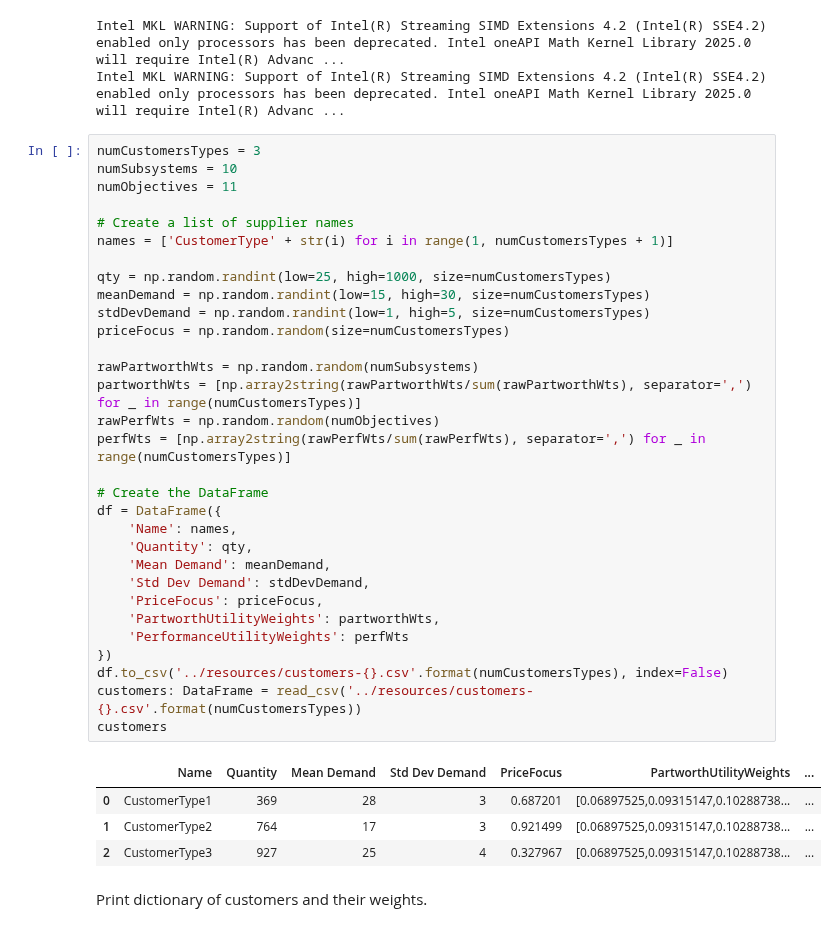
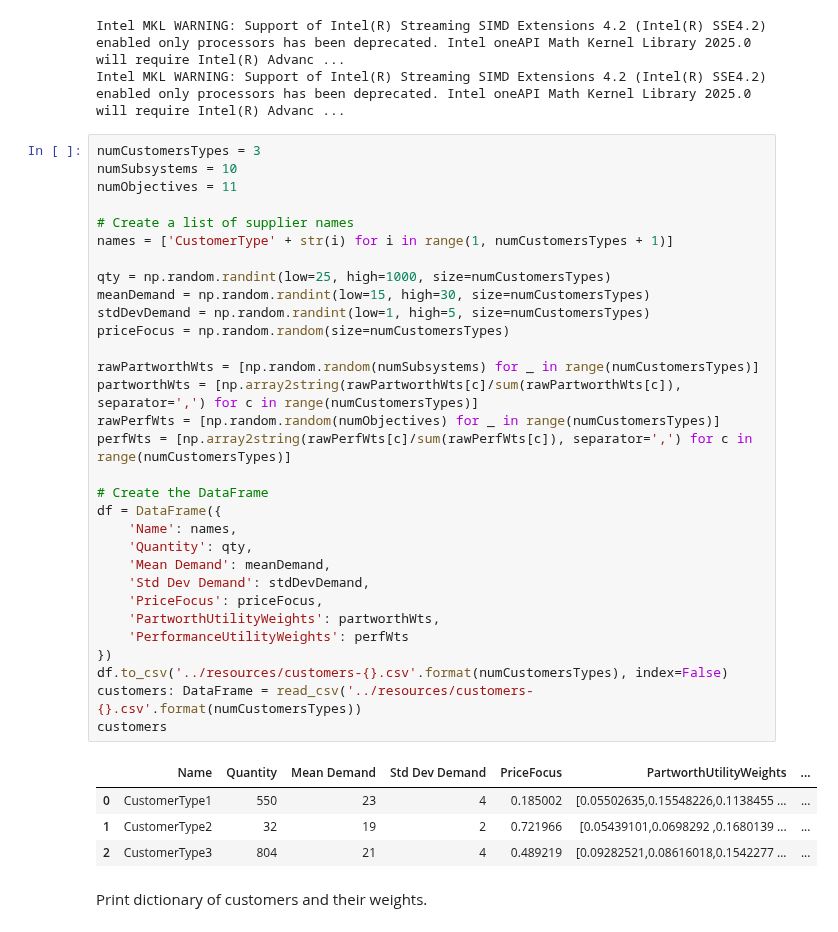
Before and after one commit to hmedal/sae-dsc-hmedal, a Jupyter notebook: saedfsc/scripts/createCustomers.ipynb, the cells around one changed output. Cells and saved outputs as stored; diff of their text form.

```diff
--- a/saedfsc/scripts/createCustomers.ipynb
+++ b/saedfsc/scripts/createCustomers.ipynb
@@ -15,39 +15,39 @@ Intel MKL WARNING: Support of Intel(R) Streaming SIMD Extensions 4.2 (Intel(R) S
 # %%
 numCustomersTypes = 3
 numSubsystems = 10
 numObjectives = 11
 
 # Create a list of supplier names
 names = ['CustomerType' + str(i) for i in range(1, numCustomersTypes + 1)]
 
 qty = np.random.randint(low=25, high=1000, size=numCustomersTypes)
 meanDemand = np.random.randint(low=15, high=30, size=numCustomersTypes)
 stdDevDemand = np.random.randint(low=1, high=5, size=numCustomersTypes)
 priceFocus = np.random.random(size=numCustomersTypes)
 
-rawPartworthWts = np.random.random(numSubsystems)
-partworthWts = [np.array2string(rawPartworthWts/sum(rawPartworthWts), separator=',') for _ in range(numCustomersTypes)]
-rawPerfWts = np.random.random(numObjectives)
-perfWts = [np.array2string(rawPerfWts/sum(rawPerfWts), separator=',') for _ in range(numCustomersTypes)]
+rawPartworthWts = [np.random.random(numSubsystems) for _ in range(numCustomersTypes)]
+partworthWts = [np.array2string(rawPartworthWts[c]/sum(rawPartworthWts[c]), separator=',') for c in range(numCustomersTypes)]
+rawPerfWts = [np.random.random(numObjectives) for _ in range(numCustomersTypes)]
+perfWts = [np.array2string(rawPerfWts[c]/sum(rawPerfWts[c]), separator=',') for c in range(numCustomersTypes)]
 
 # Create the DataFrame
 df = DataFrame({
     'Name': names,
     'Quantity': qty,
     'Mean Demand': meanDemand,
     'Std Dev Demand': stdDevDemand,
     'PriceFocus': priceFocus,
     'PartworthUtilityWeights': partworthWts,
     'PerformanceUtilityWeights': perfWts
 })
 df.to_csv('../resources/customers-{}.csv'.format(numCustomersTypes), index=False)
 customers: DataFrame = read_csv('../resources/customers-{}.csv'.format(numCustomersTypes))
 customers
 # %% [output]
 |  | Name | Quantity | Mean Demand | Std Dev Demand | PriceFocus | PartworthUtilityWeights | ... |
-| 0 | CustomerType1 | 369 | 28 | 3 | 0.687201 | [0.06897525,0.09315147,0.10288738... | ... |
-| 1 | CustomerType2 | 764 | 17 | 3 | 0.921499 | [0.06897525,0.09315147,0.10288738... | ... |
-| 2 | CustomerType3 | 927 | 25 | 4 | 0.327967 | [0.06897525,0.09315147,0.10288738... | ... |
+| 0 | CustomerType1 | 550 | 23 | 4 | 0.185002 | [0.05502635,0.15548226,0.1138455 ... | ... |
+| 1 | CustomerType2 | 32 | 19 | 2 | 0.721966 | [0.05439101,0.0698292 ,0.1680139 ... | ... |
+| 2 | CustomerType3 | 804 | 21 | 4 | 0.489219 | [0.09282521,0.08616018,0.1542277 ... | ... |
 # %% [markdown]
 Print dictionary of customers and their weights.
 # %%
```
Also changed, not shown: parts of 2 cells of this notebook, 2 other files.
